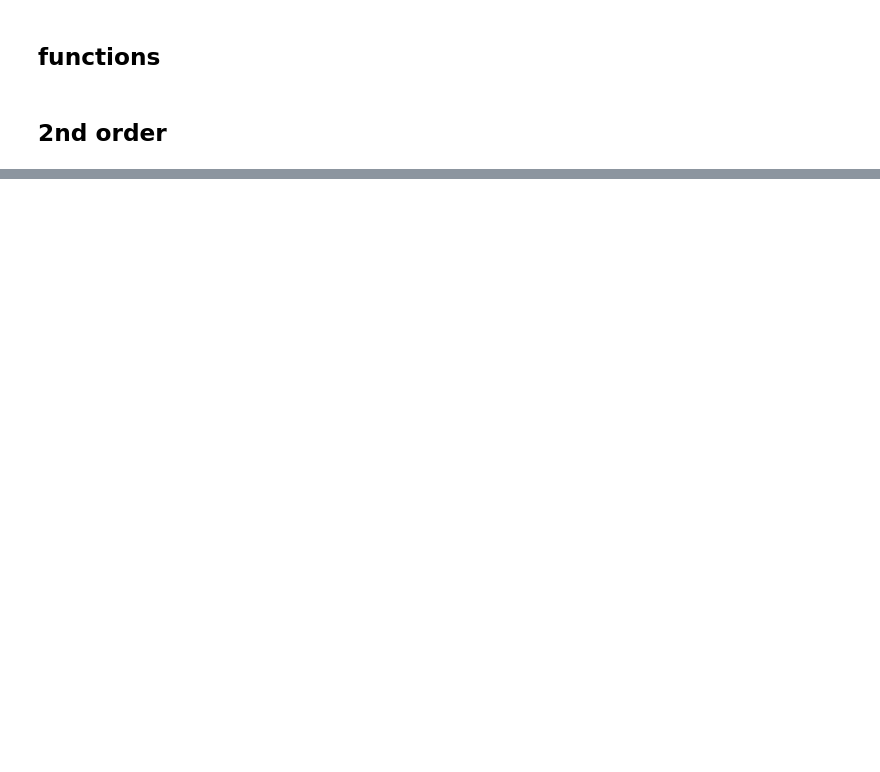
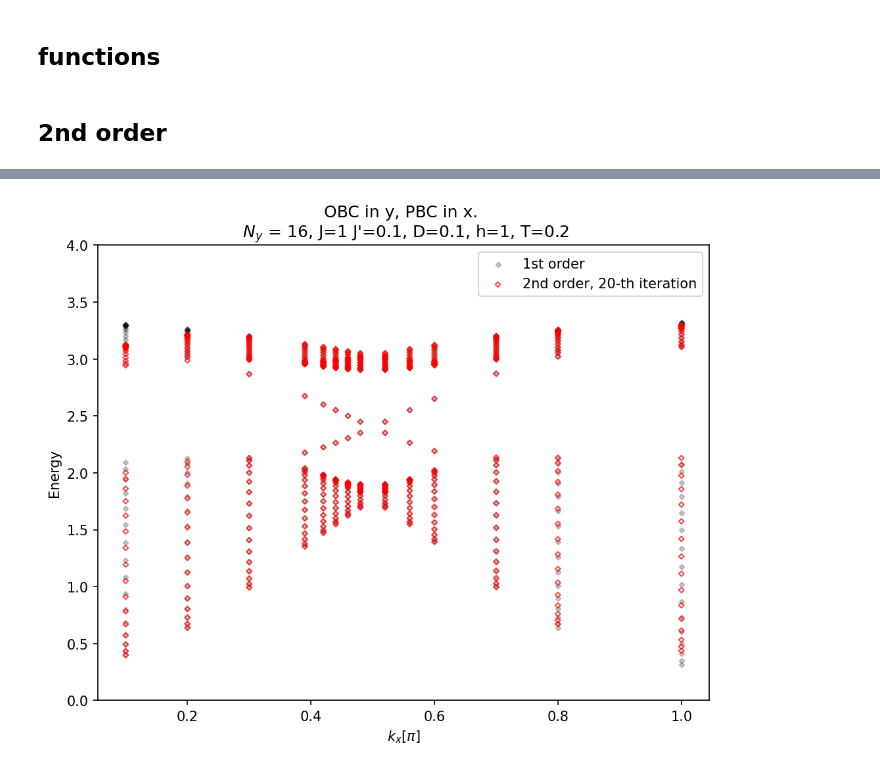
Before and after one commit to AAAAmos/Honeycomb-edge-states, a Jupyter notebook: 2nd_orderv2.ipynb, the cells around one changed output, grey strips where cells are left out. Cells and saved outputs as stored; diff of their text form; code cells hidden in the pictures; blank space fills up the shorter version.

```diff
--- a/2nd_orderv2.ipynb
+++ b/2nd_orderv2.ipynb
@@ -266,0 +326,28 @@ array([  2.46635522-7.61270246e-17j,   1.91097857-7.14044732e-17j,
+# %%
+fig, ax = plt.subplots(figsize=(8,6), dpi=150)
+
+for i in range(len(Ea)-1):
+    ax.scatter(bands[i, :], E1[:,i],
+        color='k', s=7, alpha=0.2, marker='D')
+    ax.scatter(bands[i, :], E2[:,i],
+        edgecolors='r', facecolors='none', s=7, alpha=0.7, marker='D', zorder=10)
+
+ax.scatter(bands[N-1, :], E1[:,N-1],
+    color='k', s=7, alpha=0.2, marker='D', label='1st order', zorder=1)
+ax.scatter(bands[N-1, :], E2[:,N-1],
+    edgecolors='r', facecolors='none', s=7, alpha=0.7, marker='D', label=f'2nd order, {iter}-th iteration', zorder=10)
+
+ax.set_xlabel('$k_x [\\pi]$')
+ax.set_ylabel('Energy')
+# ax.set_xlim(0, 1)
+# ax.set_xlim(0.5, 1.5)
+ax.set_ylim(0, 4)
+ax.legend()
+title = f"OBC in y, PBC in x. \n $N_y$ = {ny}, J={j} J'={J}, D={D}, h={h}, T={T}"
+ax.set_title(title)
+
+plt.savefig(f'./louvre/MFT_{ny}_J{j}_Jp{J}_D{D}_h{h}_T{T}_itr{iter}.png', dpi=100)
+
+plt.show()
+# %% [output]
+[figure, added]
```
Also changed, not shown: parts of 6 cells of this notebook, 3 other files.
